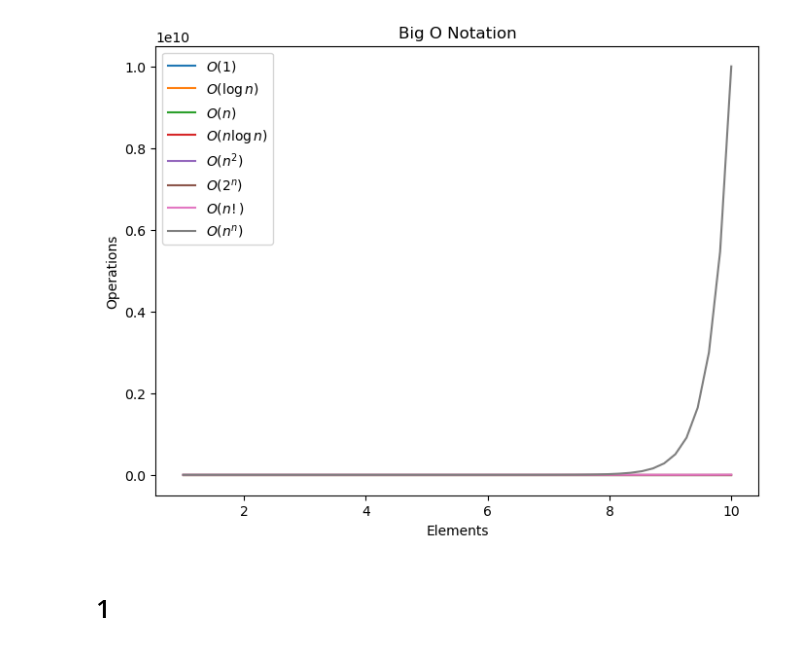
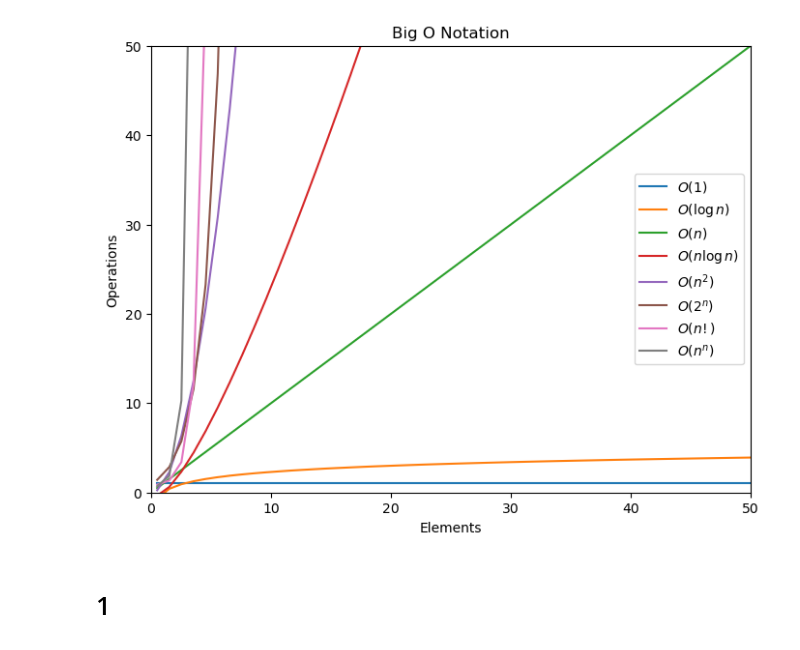
Before and after one commit to Andrew-Casey/numpy-pandas-visualization-exercises-, a Jupyter notebook: big_o_notation.ipynb, the cells around one changed output. Cells and saved outputs as stored; diff of their text form; code cells hidden in the pictures.

```diff
--- a/big_o_notation.ipynb
+++ b/big_o_notation.ipynb
@@ -3,7 +3,7 @@ import matplotlib.pyplot as plt
 import numpy as np
 from scipy.special import factorial
 # Define the x range
-x = np.linspace(1, 10, 50)
+x = np.linspace(0.5, 50, 50)
 
 # Define the y values for each Big O Notation curve
 y1 = 0*x + 1
@@ -14,34 +14,37 @@ y5 = x**2
 y6 = 2**x
 y7 = factorial(x)
 y8 = x**x
 
 # Create a figure
 fig, ax = plt.subplots(figsize=(8, 6))
 
 # Add each Big O Notation curve to the plot
 ax.plot(x, y1, label=r'$O(1)$')
 ax.plot(x, y2, label=r'$O(\log n)$')
 ax.plot(x, y3, label=r'$O(n)$')
 ax.plot(x, y4, label=r'$O(n \log n)$')
 ax.plot(x, y5, label=r'$O(n^2)$')
 ax.plot(x, y6, label=r'$O(2^n)$')
 ax.plot(x, y7, label=r'$O(n!)$')
 ax.plot(x, y8, label=r'$O(n^n)$')
 
+plt.ylim(0,50)
+plt.xlim(0,50)
+
 # Add a title to the figure
 ax.set_title('Big O Notation')
 
 # Label the x and y axes
 ax.set_xlabel('Elements')
 ax.set_ylabel('Operations')
 
 # Add a legend to the figure
 ax.legend(loc='best')
 
 # Show the plot
 plt.show()
 # %% [output]
-[figure, old version]
+[figure, new version]
 # %% [markdown]
 # 1
 # %%
```
Also changed, not shown: parts of 2 cells of this notebook, 1 other file.
